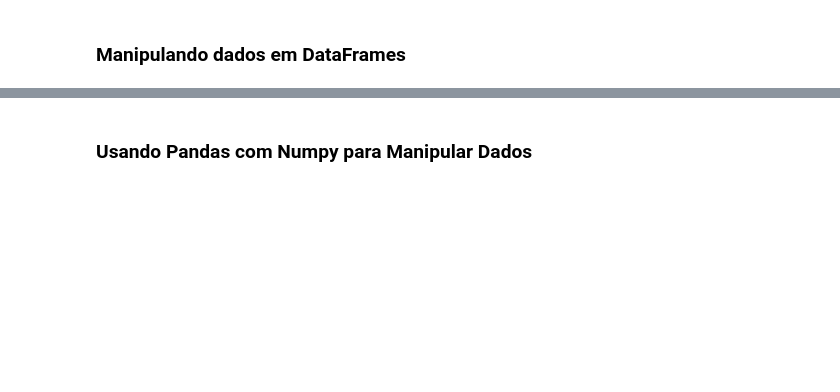
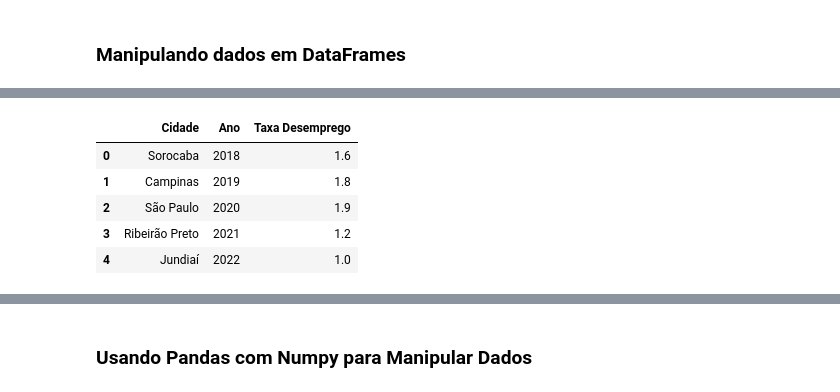
Before and after one commit to kathienogueira/AED1, a Jupyter notebook: aula16/aula16a.ipynb, the cells around one changed output, grey strips where cells are left out. Saved outputs shown, nothing was run; the diff lists cells and outputs as text; code cells hidden in the pictures; blank space fills up the shorter version.

```diff
--- a/aula16/aula16a.ipynb
+++ b/aula16/aula16a.ipynb
@@ -33,3 +42,13 @@ df.head()
+# %%
+# Traz os 5 últimos
+df.tail()
+# %% [output]
+|  | Cidade | Ano | Taxa Desemprego |
+| 0 | Sorocaba | 2018 | 1.6 |
+| 1 | Campinas | 2019 | 1.8 |
+| 2 | São Paulo | 2020 | 1.9 |
+| 3 | Ribeirão Preto | 2021 | 1.2 |
+| 4 | Jundiaí | 2022 | 1.0 |
 # %%
 #Verificando o tipo de dados do objeto df
 type(df)
```
Also changed, not shown: parts of 28 cells of this notebook, 2 other files.
